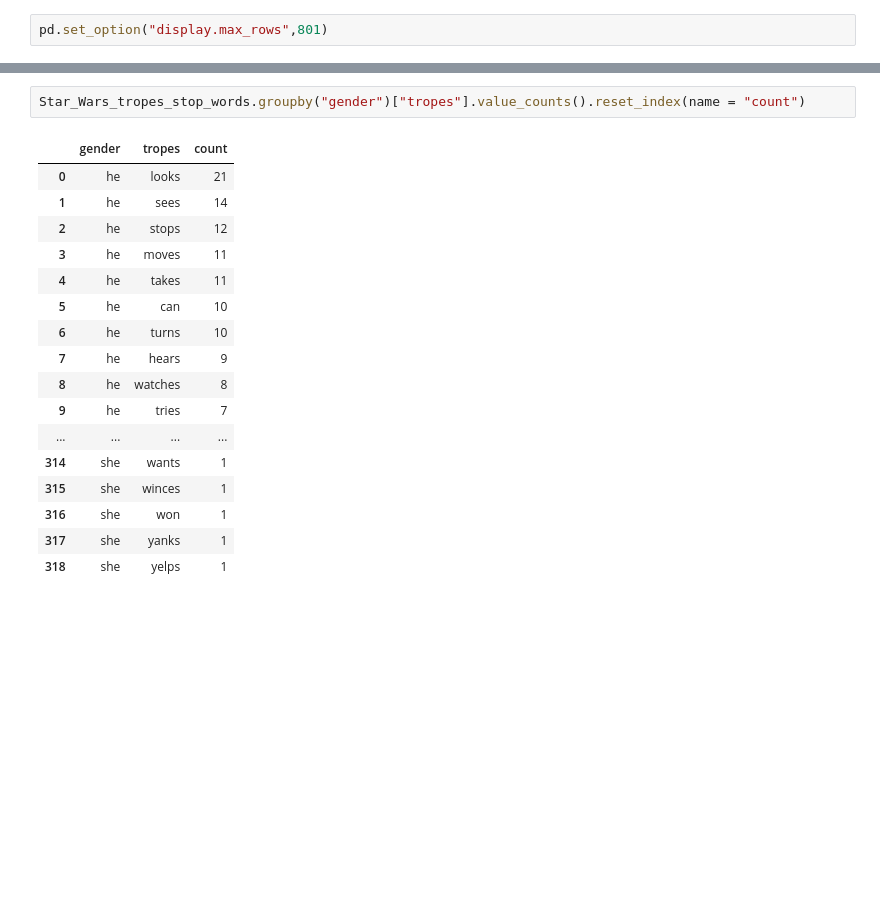
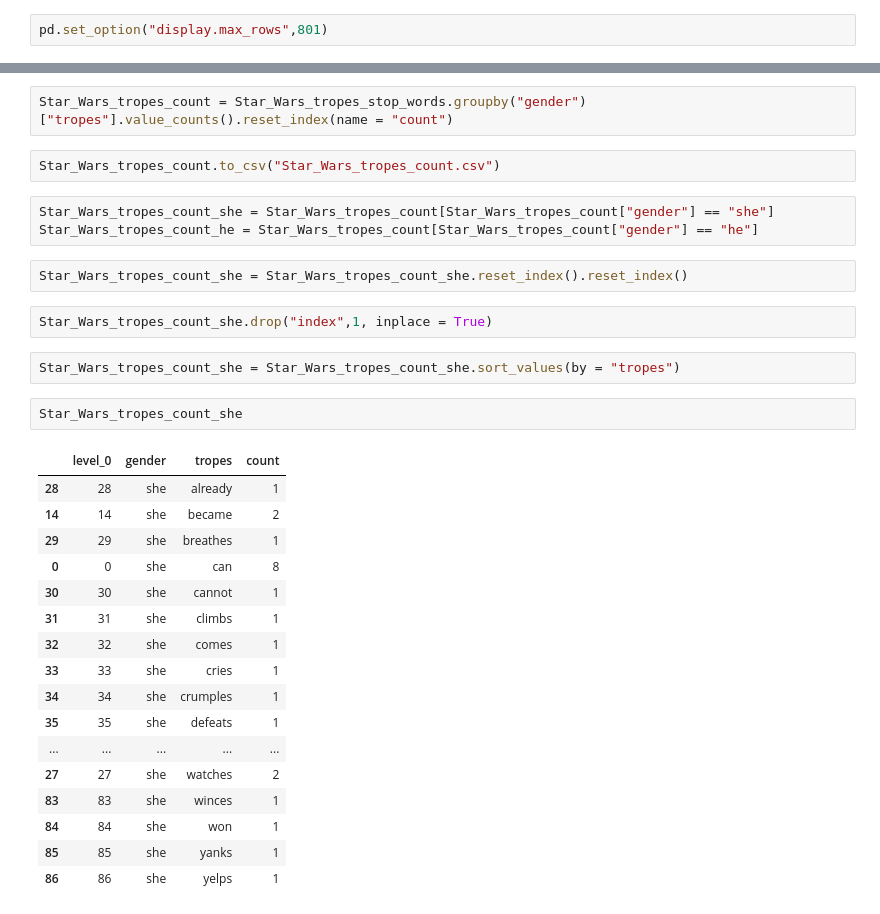
Before and after one commit to JulienAssouline/data-studios-projects, a Jupyter notebook: code/Star_Wars_project/Star Wars tropes.ipynb, the cells around one changed output, grey strips where cells are left out. Saved outputs shown, nothing was run; the diff lists cells and outputs as text; blank space fills up the shorter version.

```diff
--- a/code/Star_Wars_project/Star Wars tropes.ipynb
+++ b/code/Star_Wars_project/Star Wars tropes.ipynb
@@ -1036,20 +1118,33 @@ Star_Wars_tropes_stop_words.head()
 # %%
-Star_Wars_tropes_stop_words.groupby("gender")["tropes"].value_counts().reset_index(name = "count")
+Star_Wars_tropes_count = Star_Wars_tropes_stop_words.groupby("gender")["tropes"].value_counts().reset_index(name = "count")
-# %% [output]
-|  | gender | tropes | count |
-| 0 | he | looks | 21 |
-| 1 | he | sees | 14 |
-| 2 | he | stops | 12 |
-| 3 | he | moves | 11 |
-| 4 | he | takes | 11 |
-| 5 | he | can | 10 |
-| 6 | he | turns | 10 |
-| 7 | he | hears | 9 |
-| 8 | he | watches | 8 |
-| 9 | he | tries | 7 |
-| ... | ... | ... | ... |
-| 314 | she | wants | 1 |
-| 315 | she | winces | 1 |
-| 316 | she | won | 1 |
-| 317 | she | yanks | 1 |
-| 318 | she | yelps | 1 |
+# %%
+Star_Wars_tropes_count.to_csv("Star_Wars_tropes_count.csv")
+# %%
+Star_Wars_tropes_count_she = Star_Wars_tropes_count[Star_Wars_tropes_count["gender"] == "she"]
+Star_Wars_tropes_count_he = Star_Wars_tropes_count[Star_Wars_tropes_count["gender"] == "he"]
+# %%
+Star_Wars_tropes_count_she = Star_Wars_tropes_count_she.reset_index().reset_index()
+# %%
+Star_Wars_tropes_count_she.drop("index",1, inplace = True)
+# %%
+Star_Wars_tropes_count_she = Star_Wars_tropes_count_she.sort_values(by = "tropes")
+# %%
+Star_Wars_tropes_count_she
+# %% [output]
+|  | level_0 | gender | tropes | count |
+| 28 | 28 | she | already | 1 |
+| 14 | 14 | she | became | 2 |
+| 29 | 29 | she | breathes | 1 |
+| 0 | 0 | she | can | 8 |
+| 30 | 30 | she | cannot | 1 |
+| 31 | 31 | she | climbs | 1 |
+| 32 | 32 | she | comes | 1 |
+| 33 | 33 | she | cries | 1 |
+| 34 | 34 | she | crumples | 1 |
+| 35 | 35 | she | defeats | 1 |
+| ... | ... | ... | ... | ... |
+| 27 | 27 | she | watches | 2 |
+| 83 | 83 | she | winces | 1 |
+| 84 | 84 | she | won | 1 |
+| 85 | 85 | she | yanks | 1 |
+| 86 | 86 | she | yelps | 1 |
```
Also changed, not shown: parts of 45 cells of this notebook, 14 other files.
